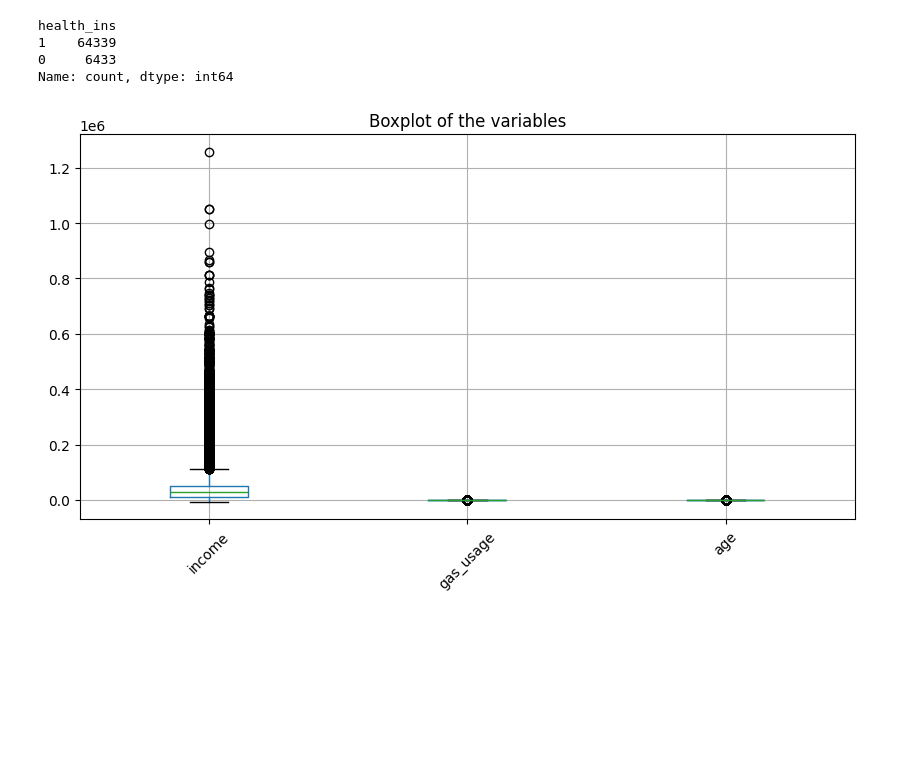
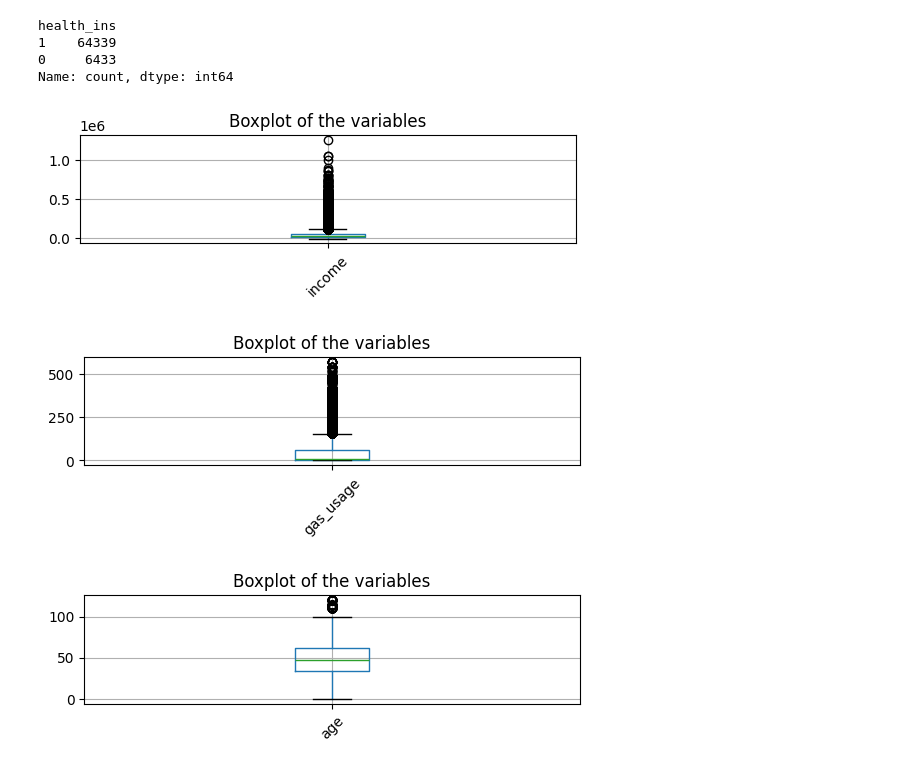
Before and after one commit to Barb02/IDS_project, a Jupyter notebook: customer.ipynb, the cells around one changed output. Saved outputs shown, nothing was run; the diff lists cells and outputs as text; code cells hidden in the pictures; blank space fills up the shorter version.

```diff
--- a/customer.ipynb
+++ b/customer.ipynb
@@ -128,15 +156,31 @@ health_ins
 1    64339
 0     6433
 Name: count, dtype: int64
-# %%
-df2 = df[['income','gas_usage','age']]
-plt.figure(figsize=(10, 5))
-df2.boxplot()
-plt.title('Boxplot of the variables')
-plt.xticks(rotation=45)
-plt.show()
-# %% [output]
-[figure, removed]
+# %%
+plt.subplot(3, 1, 1)
+df2 = df[['income']]
+df2.boxplot()
+plt.title('Boxplot of the variables')
+plt.xticks(rotation=45)
+plt.show()
+
+plt.subplot(3, 1, 2)
+df2 = df[['gas_usage']]
+df2.boxplot()
+plt.title('Boxplot of the variables')
+plt.xticks(rotation=45)
+plt.show()
+
+plt.subplot(3, 1, 3)
+df2 = df[['age']]
+df2.boxplot()
+plt.title('Boxplot of the variables')
+plt.xticks(rotation=45)
+plt.show()
+# %% [output]
+[figure, added]
+[figure, added]
+[figure, added]
 # %%
 plt.figure(figsize=(18, 9))
 
```
Also changed, not shown: parts of 20 cells of this notebook.
